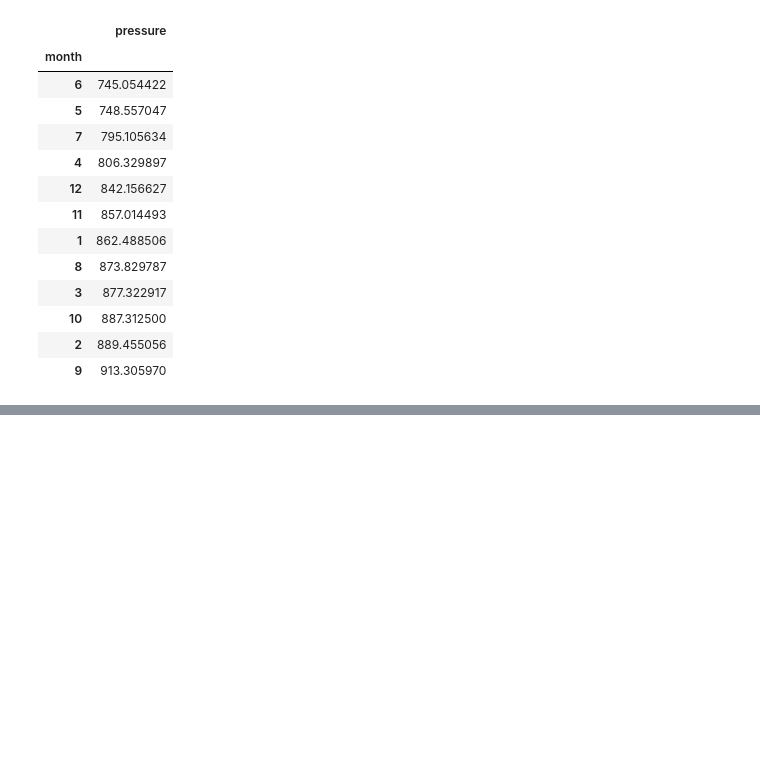
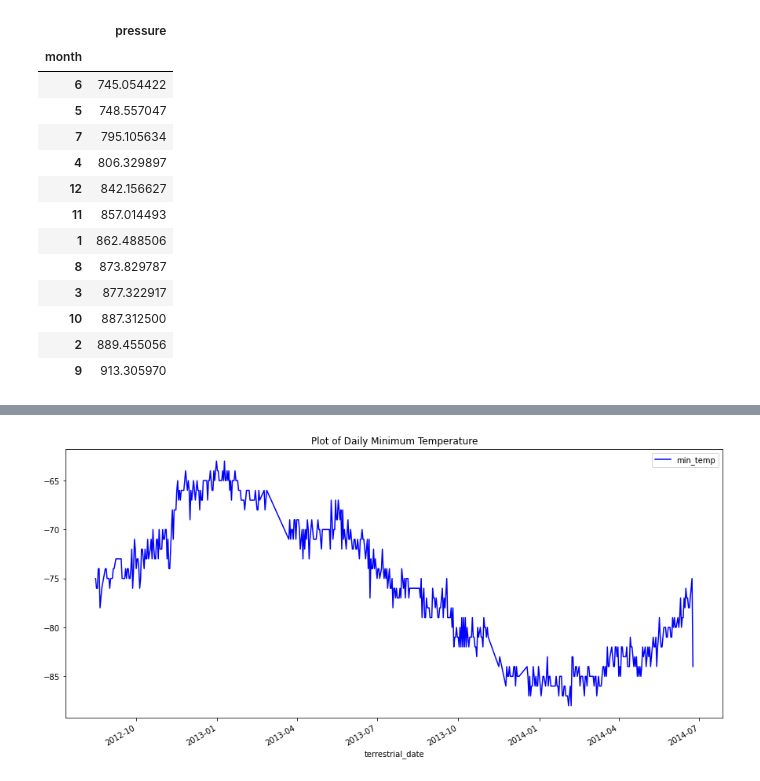
Before and after one commit to nnamdiilokah/Mission-to-Mars, a Jupyter notebook: mars_data_challenge_part_2.ipynb, the cells around one changed output, grey strips where cells are left out. Drawn from its saved outputs; the diff is of its cells as text; code cells hidden in the pictures; blank space fills up the shorter version.

```diff
--- a/mars_data_challenge_part_2.ipynb
+++ b/mars_data_challenge_part_2.ipynb
@@ -149,0 +186,3 @@ plt.show()
+# %%
+neww_df = mars_weather_df.groupby("terrestrial_date").count().sort_values(by=['sol'])
+neww_df
@@ -149,0 +204,4 @@ plt.show()
+# %%
+condition = neww_df['sol'] <= 669.6
+dff = neww_df.loc[condition]
+dff
@@ -149,0 +223,3 @@ plt.show()
+# %%
+temp = dff[['min_temp']]
+temp
@@ -149,0 +241,4 @@ plt.show()
+# %%
+daily_mintemp_bar = temp.plot(kind='line',figsize =(15,7), color = "b", title ="Plot of Daily Minimum Temperature")
+# %% [output]
+[figure, added]
```
Also changed, not shown: parts of 10 cells of this notebook.
